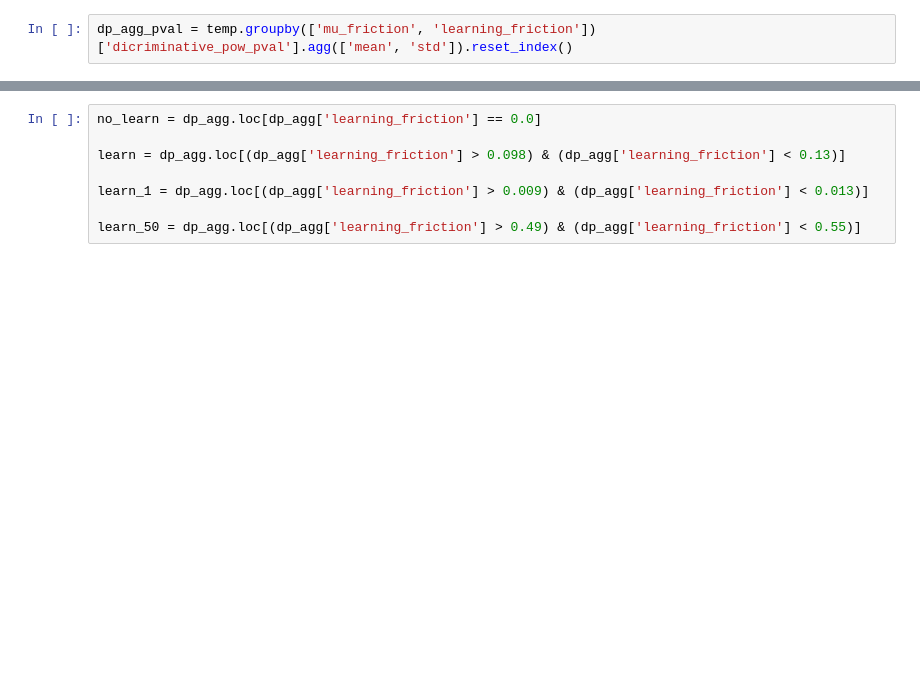
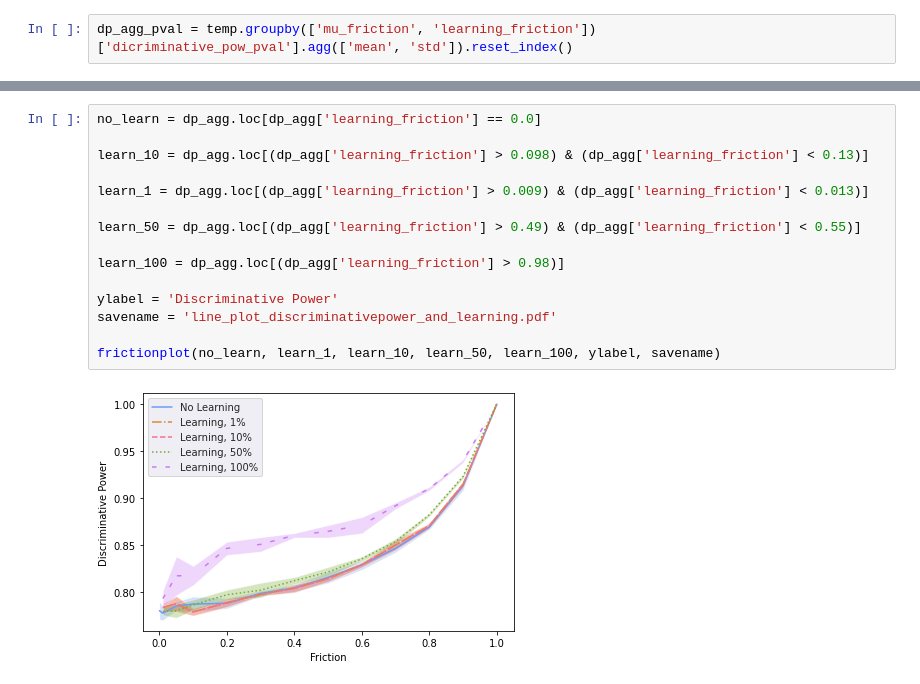
Before and after one commit to LJ-9/Friction-Social-Media-Model, a Jupyter notebook: example/plotting_notes.ipynb, the cells around one changed output, grey strips where cells are left out. Cells and saved outputs as stored; diff of their text form; blank space fills up the shorter version.

```diff
--- a/example/plotting_notes.ipynb
+++ b/example/plotting_notes.ipynb
@@ -115,8 +145,17 @@ with sns.axes_style("darkgrid"):
 # %%
 no_learn = dp_agg.loc[dp_agg['learning_friction'] == 0.0]
 
-learn = dp_agg.loc[(dp_agg['learning_friction'] > 0.098) & (dp_agg['learning_friction'] < 0.13)]
+learn_10 = dp_agg.loc[(dp_agg['learning_friction'] > 0.098) & (dp_agg['learning_friction'] < 0.13)]
 
 learn_1 = dp_agg.loc[(dp_agg['learning_friction'] > 0.009) & (dp_agg['learning_friction'] < 0.013)]
 
 learn_50 = dp_agg.loc[(dp_agg['learning_friction'] > 0.49) & (dp_agg['learning_friction'] < 0.55)]
+
+learn_100 = dp_agg.loc[(dp_agg['learning_friction'] > 0.98)]
+
+ylabel = 'Discriminative Power'
+savename = 'line_plot_discriminativepower_and_learning.pdf'
+
+frictionplot(no_learn, learn_1, learn_10, learn_50, learn_100, ylabel, savename)
+# %% [output]
+[figure, added]
```
Also changed, not shown: parts of 42 cells of this notebook, 22 other files.
